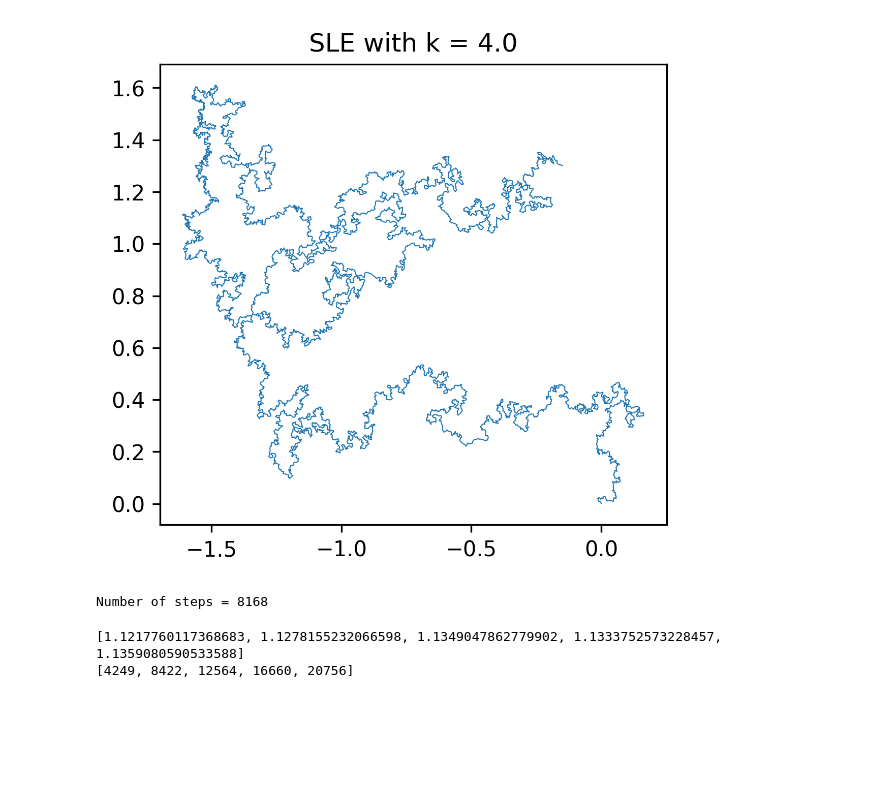
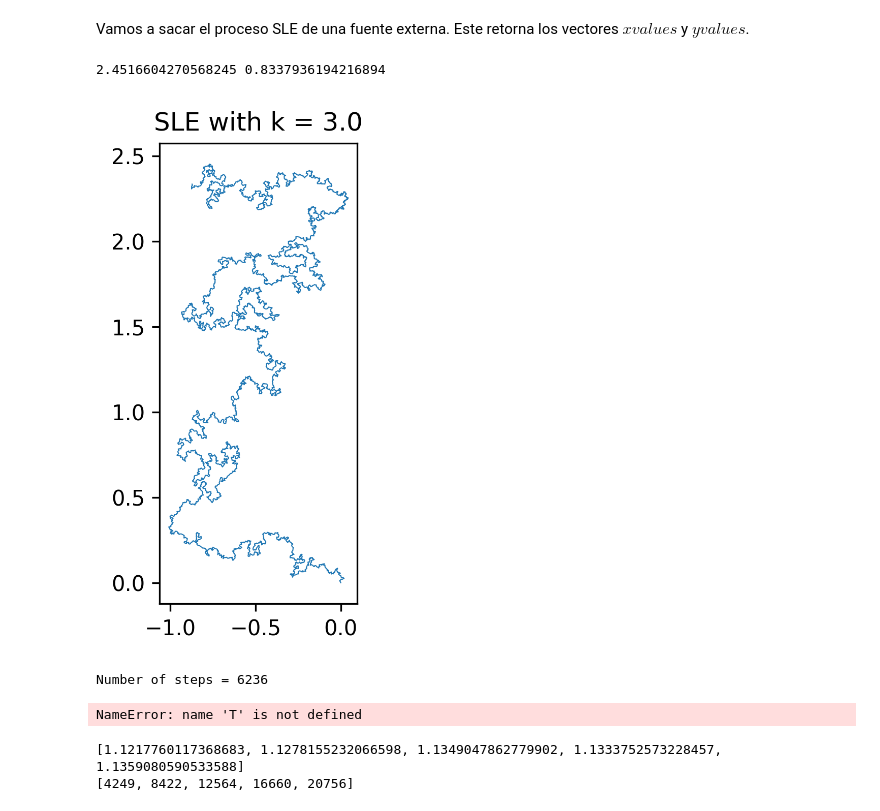
Before and after one commit to CamiloFajardo2021/Statistical_mechanics-project, a Jupyter notebook: angle.ipynb, the cells around one changed output. Saved outputs shown, nothing was run; the diff lists cells and outputs as text; code cells hidden in the pictures; blank space fills up the shorter version.

Commit message:
Añado varias funciones (average, etc.) en la parte final del archivo

```diff
--- a/angle.ipynb
+++ b/angle.ipynb
@@ -1,3 +1,12 @@
+# %% [markdown]
+Vamos a sacar el proceso SLE de una fuente externa. Este retorna los vectores $xvalues$ y $yvalues$.
+# %%
+angles = winding_angle(xvalues, yvalues)
+average_theta2 = average_squares(angles)
+Ly = Ly_value(yvalues)
+print (Ly, average_theta2)
+# %% [output]
+2.4516604270568245 0.8337936194216894
 # %%
 import numpy as np
 import matplotlib.pyplot as plt
@@ -5,8 +14,8 @@ import cmath
 import math
 
 # Numerical simulation of chordal SLE_k over the interval [0,T]
-k = 4.0
-T = 1.0
+k = 3.0
+T = 2.
 
 # Tolerence used by the variable step size control
 tol = 0.0125
@@ -83,35 +92,35 @@ def sle_step(time_increment, brownian_increment):
         half_increment = 0.5*brownian_increment
 
         # Approximate the SLE trace over the two subintervals
         zt = sle_step(half_time_increment, half_increment + bridge_midpoint)
         zt = sle_step(half_time_increment, half_increment - bridge_midpoint)
 
     return zt
 
 
 # Compute the numerical SLE trace over the interval [0,T] using sle_step
 zt = sle_step(T, np.random.normal(0.0, math.sqrt(T)));
 
 # Plot the numerical SLE trace using matplotlib.pyplot
 no_of_points = len(sle_path)
 
 xvalues = []
 yvalues = []
 
 for i in range(no_of_points):
     xvalues.append(sle_path[i].real)
     yvalues.append(sle_path[i].imag)
 
 plt.figure(0, dpi=300)
 plt.plot(xvalues, yvalues, linewidth=0.5)
 plt.title('SLE with k = ' + str(round(k, 2)))
 plt.axis('scaled')
 plt.show()
 
 print('Number of steps = ' + str(no_of_points-1))
 # %% [output]
-[figure, old version]
+[figure, new version]
-Number of steps = 8168
+Number of steps = 6236
 # %%
 # Compute the numerical SLE trace over the interval [0,T] using sle_step
 s_t=[0.0]
@@ -133,6 +142,8 @@ for j in range(0,6):
 
     s=v_esp_2(width_angle(xvalues,yvalues,0))
     s_t.append(s)
+# %% [output]
+NameError: name 'T' is not defined
 # %%
 print(s_t[1:6])
 print(N[1:6])
```
Also changed, not shown: parts of 26 cells of this notebook.
